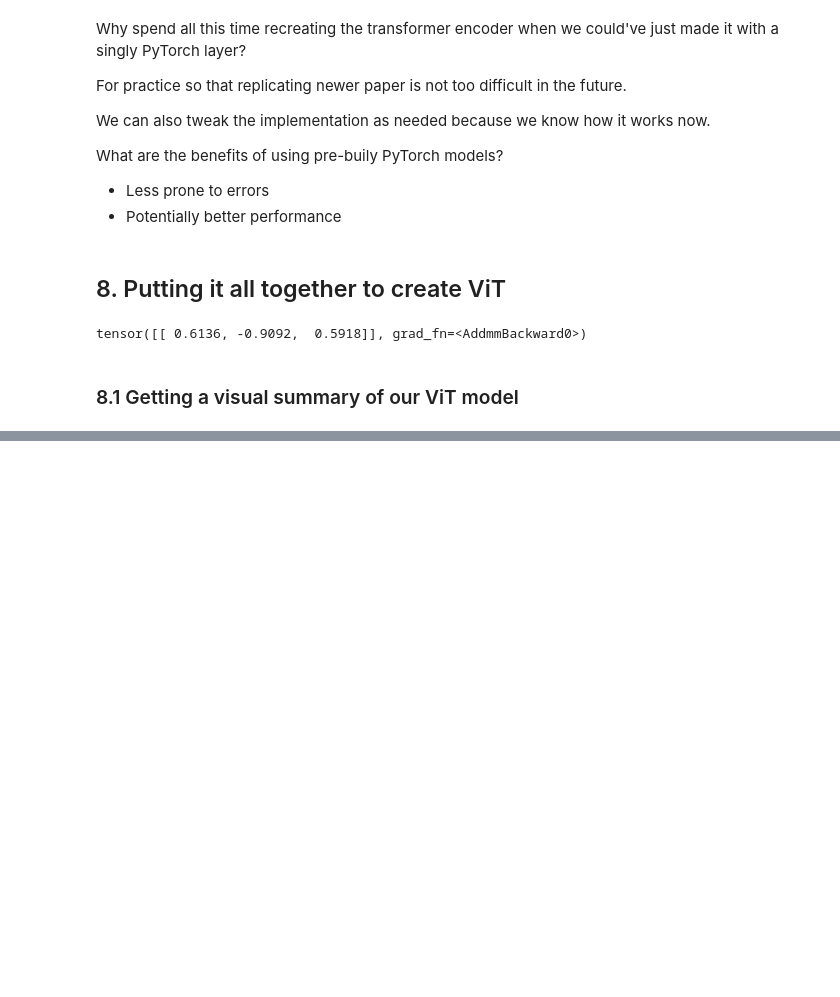
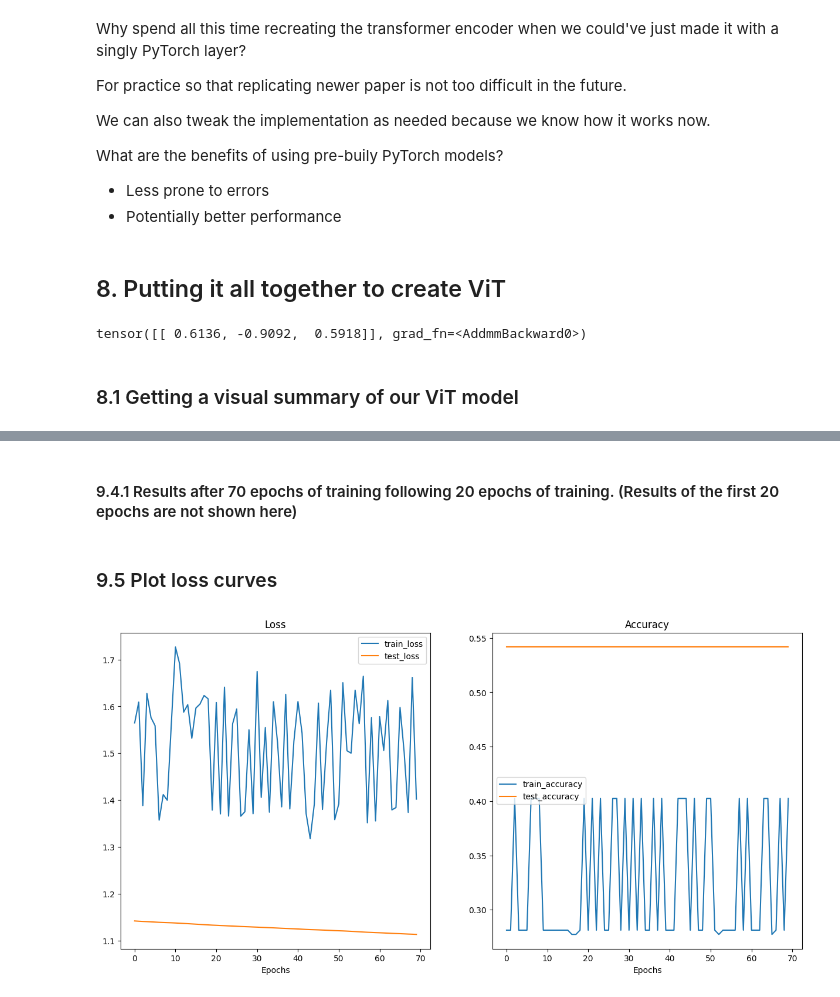
Before and after one commit to AvalonEnjoyer/pytorch-ViT-paper-replication, a Jupyter notebook: 08_pytorch_paper_replicating_self.ipynb, the cells around one changed output, grey strips where cells are left out. Drawn from its saved outputs; the diff is of its cells as text; code cells hidden in the pictures; blank space fills up the shorter version.

```diff
--- a/08_pytorch_paper_replicating_self.ipynb
+++ b/08_pytorch_paper_replicating_self.ipynb
@@ -1169,0 +1550,2 @@ Model training to be continued
+# %% [markdown]
+#### 9.4.1 Results after 70 epochs of training following 20 epochs of training. (Results of the first 20 epochs are not shown here)
@@ -1169,0 +1833,7 @@ Model training to be continued
+# %% [markdown]
+### 9.5 Plot loss curves
+# %%
+# Results of 70 epochs of training
+plot_loss_curves(results_70_epochs)
+# %% [output]
+[figure, added]
```
Also changed, not shown: parts of 76 cells of this notebook, 10 other files.
